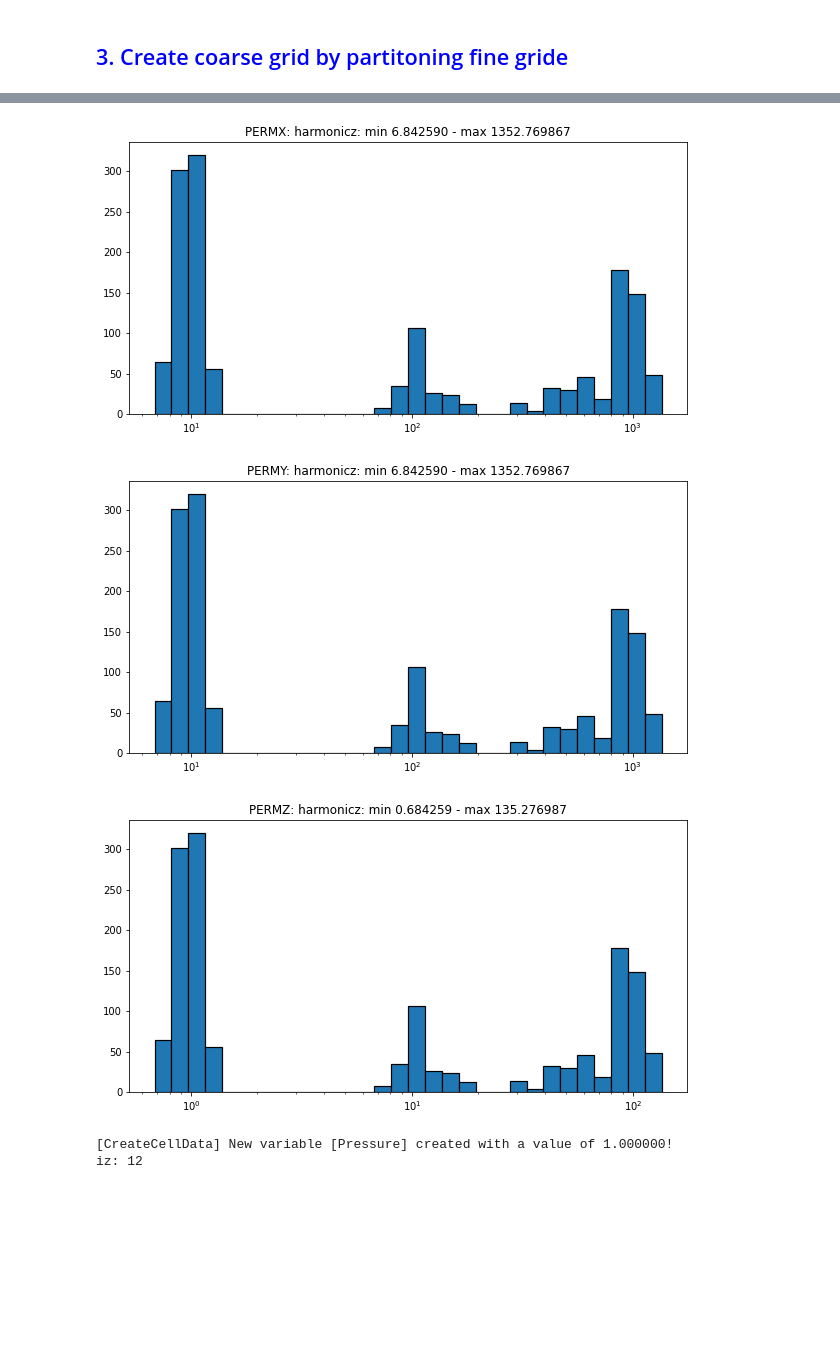
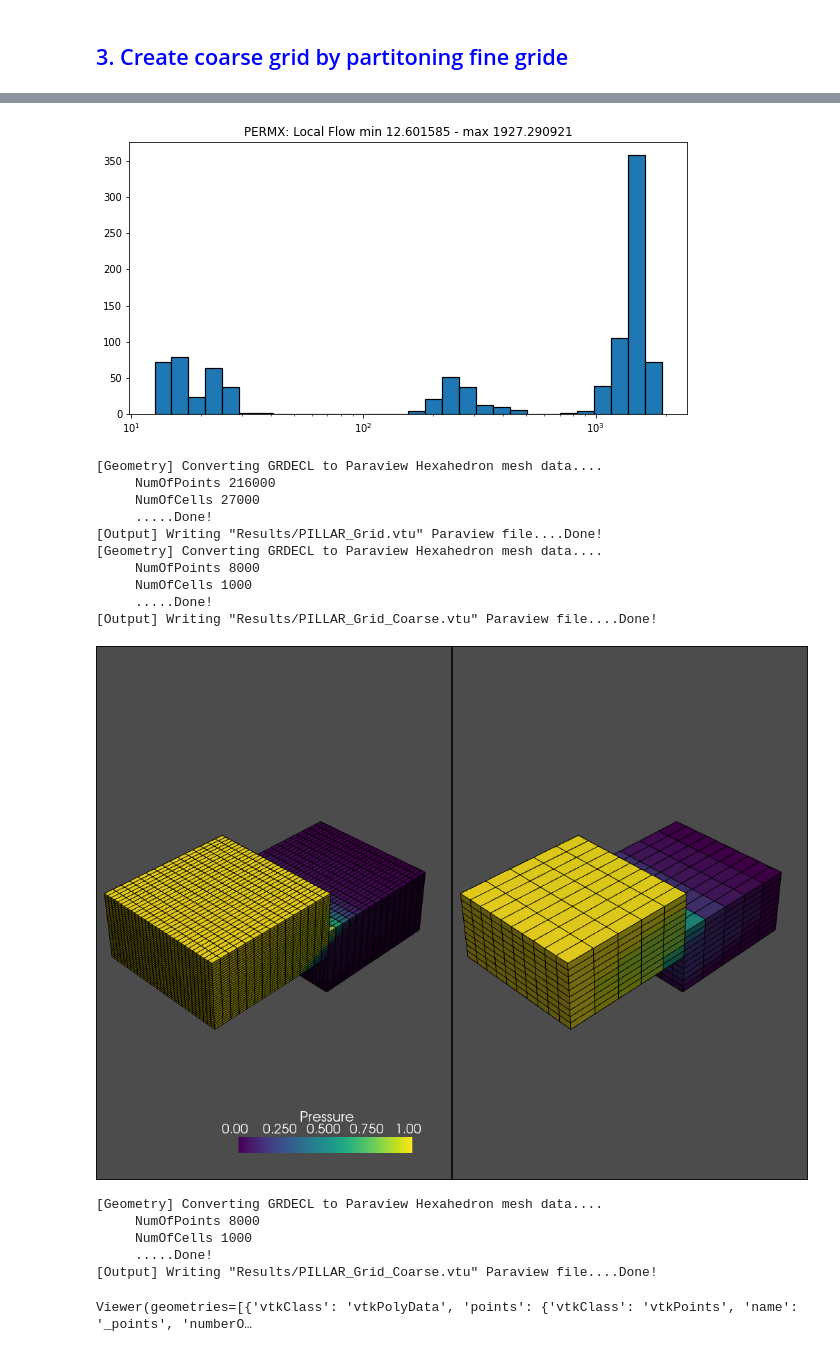
Before and after one commit to BinWang0213/PyGRDECL, a Jupyter notebook: Upscaling_Simplecrdecl.ipynb, the cells around one changed output, grey strips where cells are left out. Drawn from its saved outputs; the diff is of its cells as text; code cells hidden in the pictures; blank space fills up the shorter version.

```diff
--- a/Upscaling_Simplecrdecl.ipynb
+++ b/Upscaling_Simplecrdecl.ipynb
@@ -11,17 +11,20 @@ from GRDECL2VTK import *
 physDims=[2000.0,1000,500]
 
 # 1.2 Set model grid dimensions in gridDims
-Nx=30;  Ny=15;  Nz=Nx
+Nx=30;  Ny=30;  Nz=Nx
 gridDims=[Nx,Ny,Nz]
 
 # 1.3 Set corner point grid options
 opt=buildCPGGrid_opt(disturbed=False,     flat=True,\
-                     fault_drop=400 , fault_nx=Nx//2)
+                     fault_drop=300 , fault_nx=Nx//2)
 
 # 1.4 Create empty GeologyModel - Build CPG
 Model=GeologyModel()
 Model.buildCPGGrid(physDims,gridDims,opt)
 
 # 1.5 Compute First TPFA (block centered) Pressure values
+import time
+t0=time.time()
 Model.compute_TPFA_Pressure(Press_inj=1,direction="i",Fault_opt=opt )
-Model.plot_scalar("Pressure",ITK=True).show()
+print("Elapsed time for TPFA: ",time.time()-t0)
+# Model.plot_scalar("Pressure",ITK=True).show()
@@ -82,15 +77,13 @@ Viewer(geometries=[{'vtkClass': 'vtkPolyData', 'points': {'vtkClass': 'vtkPoints
 # %%
 # 3.1 Set coarsening factor (grid dimensions of coarse cells)
-Model.GRDECL_Data.coarse2fine_ratio=[2]*3
+Model.GRDECL_Data.coarse2fine_ratio=[3]*3
 
 # 3.2 Create coarse grid and upscale porosity
 Model2=Model.create_coarse_model()
-mean_methods=['Arithmetic','Geometric','Harmonic','Harmx','Harmy','Harmz']
-mean_methods=[s+"_mean" for s in mean_methods]
-
-Model.Upscale_Perm(mean_methods[-1])
+Model.Upscale_Perm('TPFA_loc')
 
 # 3.3 Compute Pressure for coarse model
 Model2.compute_TPFA_Pressure(Press_inj=1,direction="i",Fault_opt=opt )
-# Model.two_plots_scalar("Pressure").show(False)
+Model.two_plots_scalar("Pressure").show(False)
+Model2.plot_scalar("Pressure").show()
 # %% [output]
@@ -99,5 +92,18 @@ Model2.compute_TPFA_Pressure(Press_inj=1,direction="i",Fault_opt=opt )
-[figure, old version]
+[figure, new version]
+[Geometry] Converting GRDECL to Paraview Hexahedron mesh data....
+     NumOfPoints 216000
+     NumOfCells 27000
+     .....Done!
+[Output] Writing "Results/PILLAR_Grid.vtu" Paraview file....Done!
+[Geometry] Converting GRDECL to Paraview Hexahedron mesh data....
+     NumOfPoints 8000
+     NumOfCells 1000
+     .....Done!
+[Output] Writing "Results/PILLAR_Grid_Coarse.vtu" Paraview file....Done!
-[figure, old version]
+[figure, new version]
-[figure, removed]
-[CreateCellData] New variable [Pressure] created with a value of 1.000000!
-iz: 12
+[Geometry] Converting GRDECL to Paraview Hexahedron mesh data....
+     NumOfPoints 8000
+     NumOfCells 1000
+     .....Done!
+[Output] Writing "Results/PILLAR_Grid_Coarse.vtu" Paraview file....Done!
+Viewer(geometries=[{'vtkClass': 'vtkPolyData', 'points': {'vtkClass': 'vtkPoints', 'name': '_points', 'numberO…
```
Also changed, not shown: parts of 5 cells of this notebook, 3 other files.
